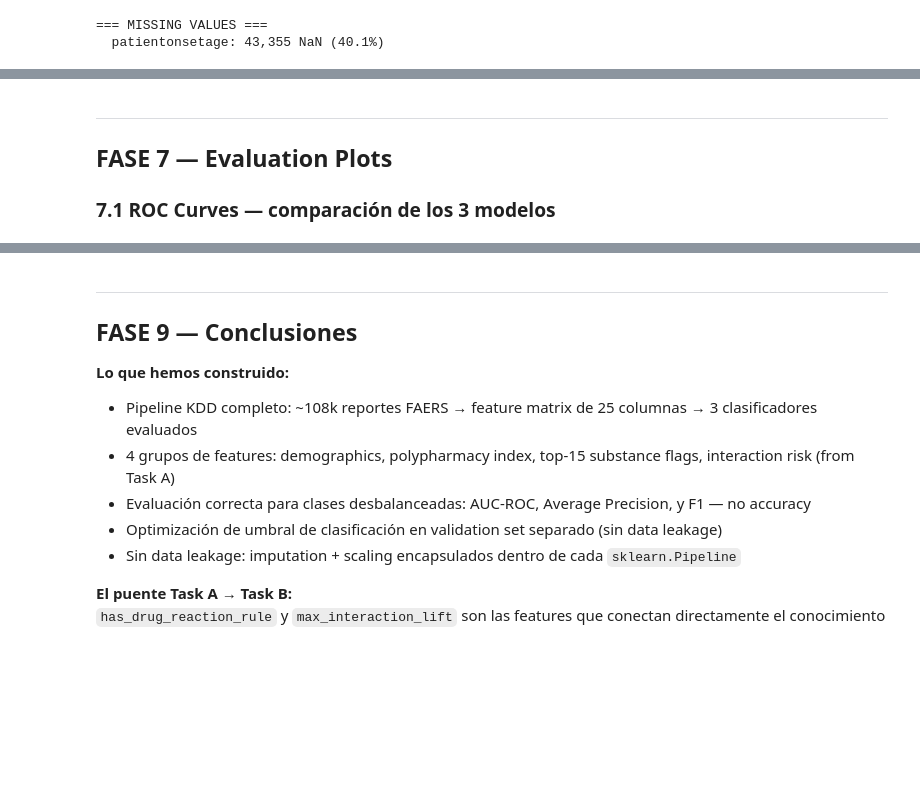
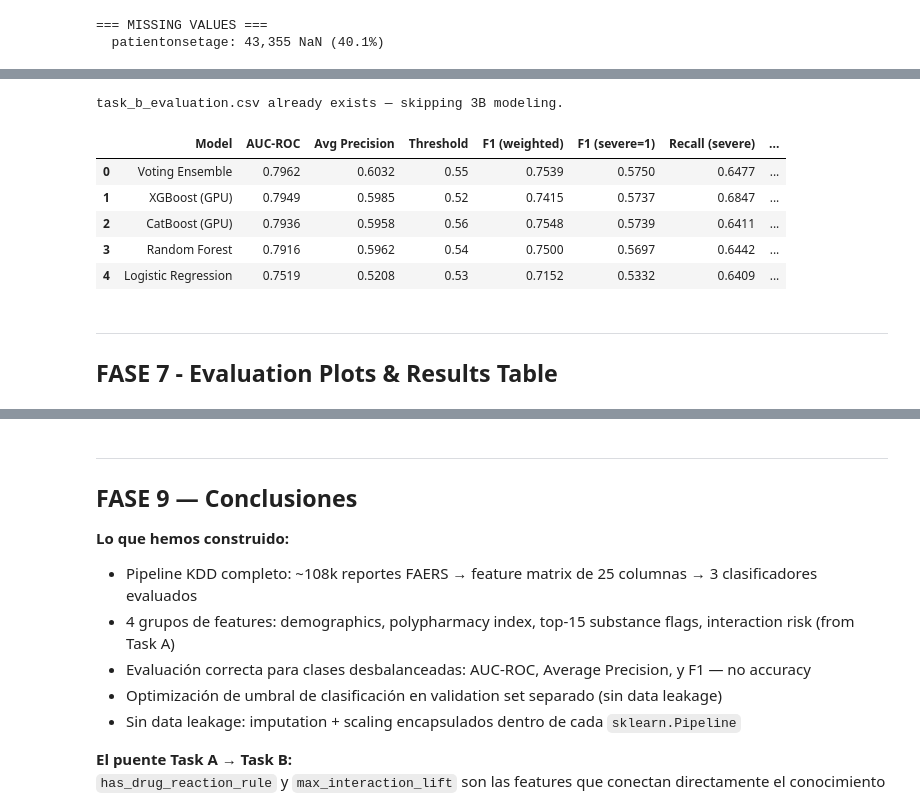
Before and after one commit to ruedagarcialaura/DrugInteractionsRisks, a Jupyter notebook: taskB/TaskB_notebook_EXECUTED.ipynb, the cells around one changed output, grey strips where cells are left out. Cells and saved outputs as stored; diff of their text form; code cells hidden in the pictures; blank space fills up the shorter version.

```diff
--- a/taskB/TaskB_notebook_EXECUTED.ipynb
+++ b/taskB/TaskB_notebook_EXECUTED.ipynb
@@ -551,5 +363,27 @@ weighted avg       0.73      0.66      0.68     21600
+# %%
+# Run 3B_modeling.py (skip if results already exist)
+import subprocess, sys
+if os.path.exists("taskB/task_b_evaluation.csv"):
+    print("task_b_evaluation.csv already exists — skipping 3B modeling.")
+    import pandas as pd; from IPython.display import display
+    display(pd.read_csv("taskB/task_b_evaluation.csv"))
+else:
+    r = subprocess.run(
+        [sys.executable, "taskB/3B_modeling.py"],
+        capture_output=True, text=True, encoding="utf-8", errors="replace"
+    )
+    print(r.stdout[-5000:] if len(r.stdout) > 5000 else r.stdout)
+    if r.returncode != 0:
+        print("STDERR:", r.stderr[-2000:])
+        raise RuntimeError("3B_modeling.py failed")
+# %% [output]
+task_b_evaluation.csv already exists — skipping 3B modeling.
+|  | Model | AUC-ROC | Avg Precision | Threshold | F1 (weighted) | F1 (severe=1) | Recall (severe) | ... |
+| 0 | Voting Ensemble | 0.7962 | 0.6032 | 0.55 | 0.7539 | 0.5750 | 0.6477 | ... |
+| 1 | XGBoost (GPU) | 0.7949 | 0.5985 | 0.52 | 0.7415 | 0.5737 | 0.6847 | ... |
+| 2 | CatBoost (GPU) | 0.7936 | 0.5958 | 0.56 | 0.7548 | 0.5739 | 0.6411 | ... |
+| 3 | Random Forest | 0.7916 | 0.5962 | 0.54 | 0.7500 | 0.5697 | 0.6442 | ... |
+| 4 | Logistic Regression | 0.7519 | 0.5208 | 0.53 | 0.7152 | 0.5332 | 0.6409 | ... |
 # %% [markdown]
 ---
-## FASE 7 — Evaluation Plots
-
-### 7.1 ROC Curves — comparación de los 3 modelos
+## FASE 7 - Evaluation Plots & Results Table
```
Also changed, not shown: parts of 30 cells of this notebook, 1 other file.
